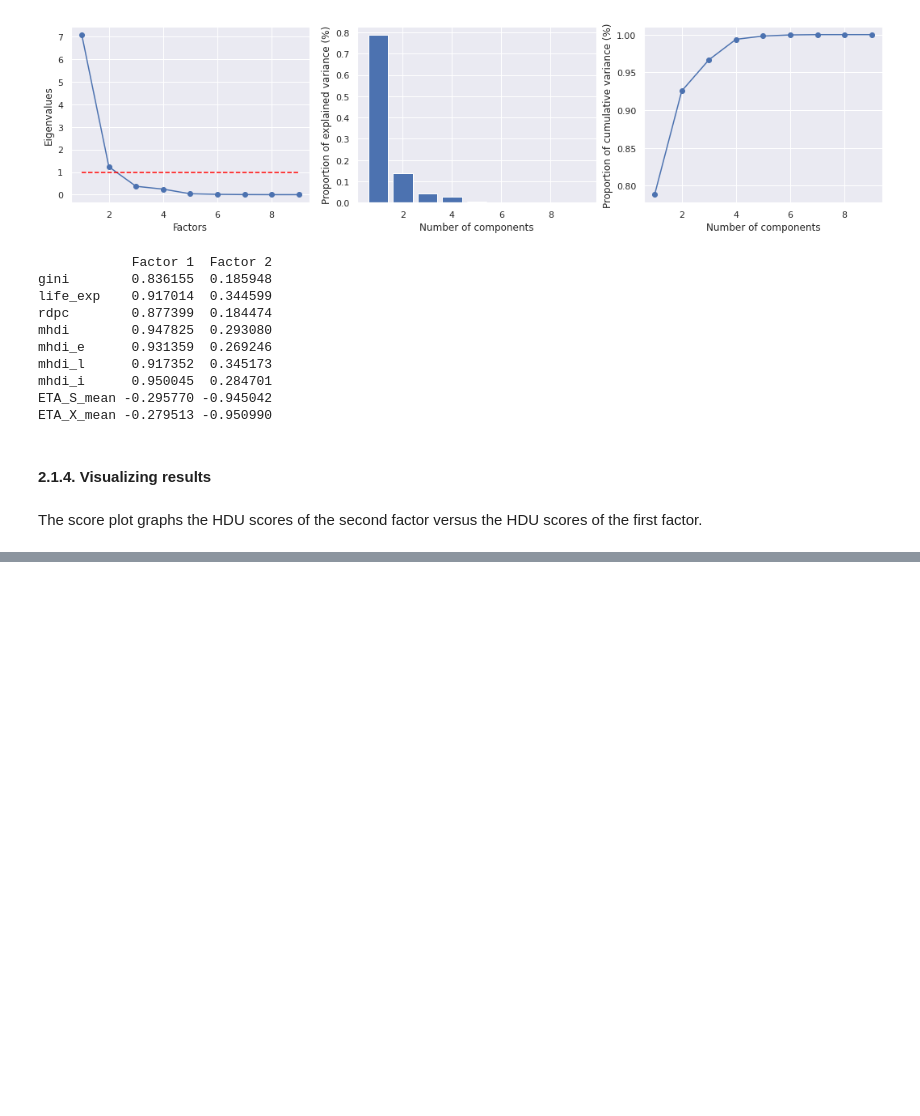
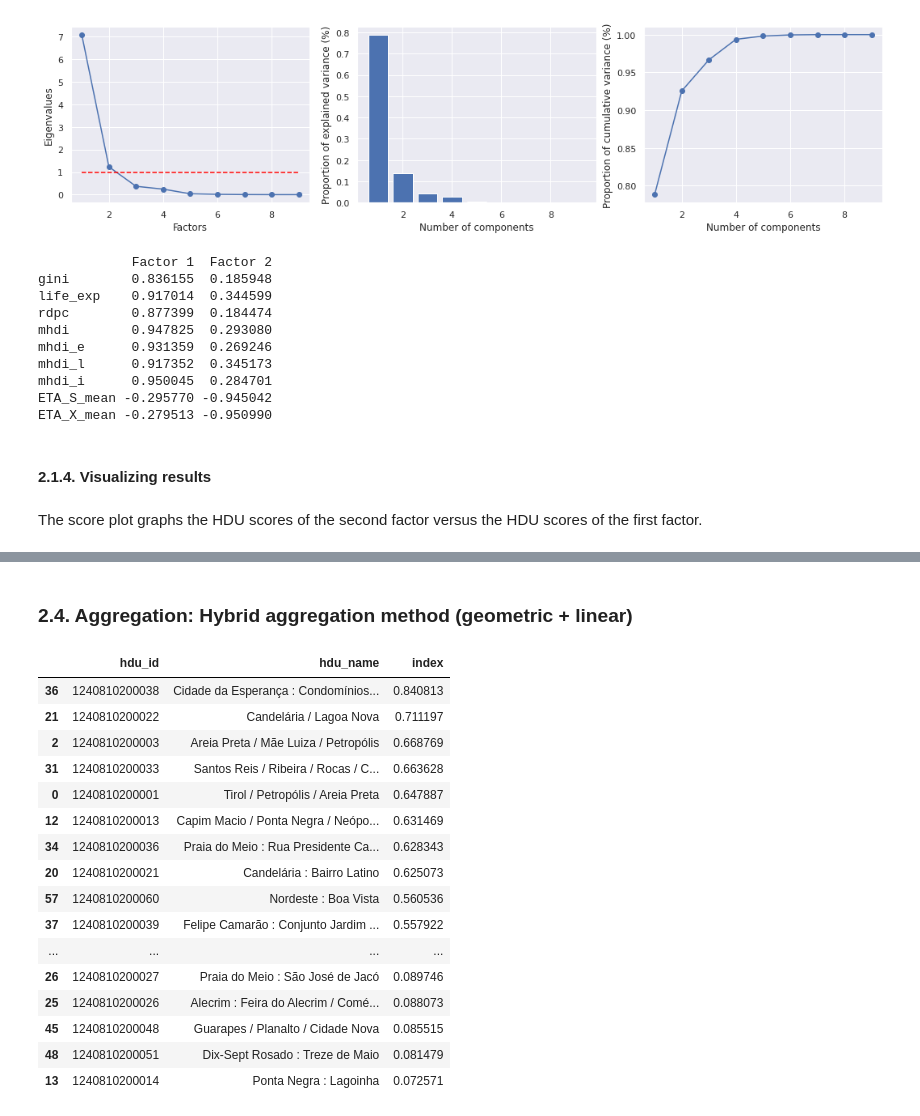
Before and after one commit to gisliany/uber-liveability-natal, a Jupyter notebook: indicator.ipynb, the cells around one changed output, grey strips where cells are left out. Drawn from its saved outputs; the diff is of its cells as text; code cells hidden in the pictures; blank space fills up the shorter version.

```diff
--- a/indicator.ipynb
+++ b/indicator.ipynb
@@ -287,0 +309,6 @@ dtype: float64
+# %%
+%%skip $skip_cell
+
+# the intermidiate factors, which include the n largest factor loadings and zero the rest of the elements
+intermediate_factors = factor_loadings_df.applymap(lambda x: 0 if x not in largest.values else x)
+display(intermediate_factors)
@@ -287,0 +349,2 @@ dtype: float64
+# %% [markdown]
+### 2.4. Aggregation: Hybrid aggregation method (geometric + linear)
@@ -287,0 +359,21 @@ dtype: float64
+# %%
+%%skip $skip_cell
+display(df[['hdu_id','hdu_name', 'index']].sort_values(by='index', ascending=False))
+# %% [output]
+|  | hdu_id | hdu_name | index |
+| 36 | 1240810200038 | Cidade da Esperança : Condomínios... | 0.840813 |
+| 21 | 1240810200022 | Candelária / Lagoa Nova | 0.711197 |
+| 2 | 1240810200003 | Areia Preta / Mãe Luiza / Petropólis | 0.668769 |
+| 31 | 1240810200033 | Santos Reis / Ribeira / Rocas / C... | 0.663628 |
+| 0 | 1240810200001 | Tirol / Petropólis / Areia Preta | 0.647887 |
+| 12 | 1240810200013 | Capim Macio / Ponta Negra / Neópo... | 0.631469 |
+| 34 | 1240810200036 | Praia do Meio : Rua Presidente Ca... | 0.628343 |
+| 20 | 1240810200021 | Candelária : Bairro Latino | 0.625073 |
+| 57 | 1240810200060 | Nordeste : Boa Vista | 0.560536 |
+| 37 | 1240810200039 | Felipe Camarão : Conjunto Jardim ... | 0.557922 |
+| ... | ... | ... | ... |
+| 26 | 1240810200027 | Praia do Meio : São José de Jacó | 0.089746 |
+| 25 | 1240810200026 | Alecrim : Feira do Alecrim / Comé... | 0.088073 |
+| 45 | 1240810200048 | Guarapes / Planalto / Cidade Nova | 0.085515 |
+| 48 | 1240810200051 | Dix-Sept Rosado : Treze de Maio | 0.081479 |
+| 13 | 1240810200014 | Ponta Negra : Lagoinha | 0.072571 |
```
Also changed, not shown: parts of 18 cells of this notebook.
